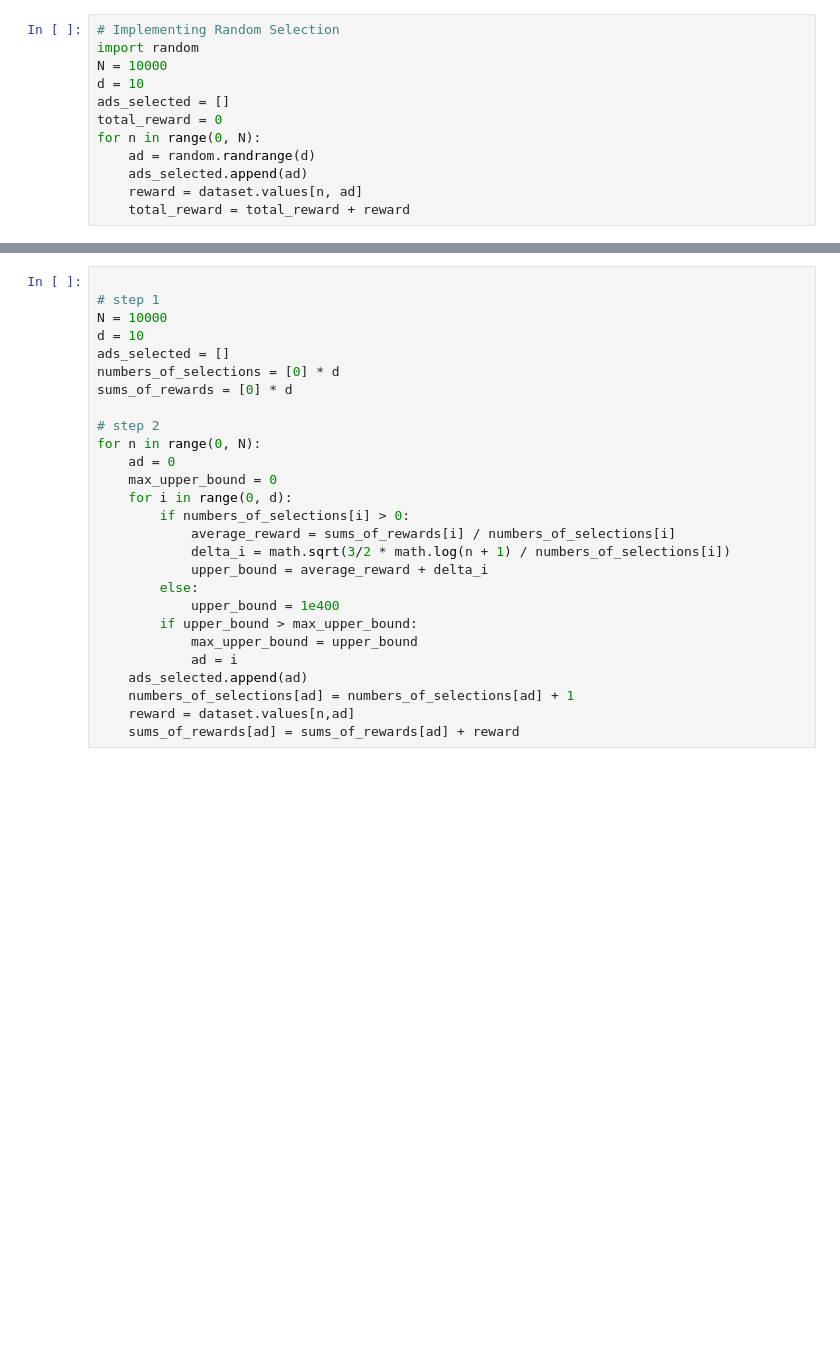
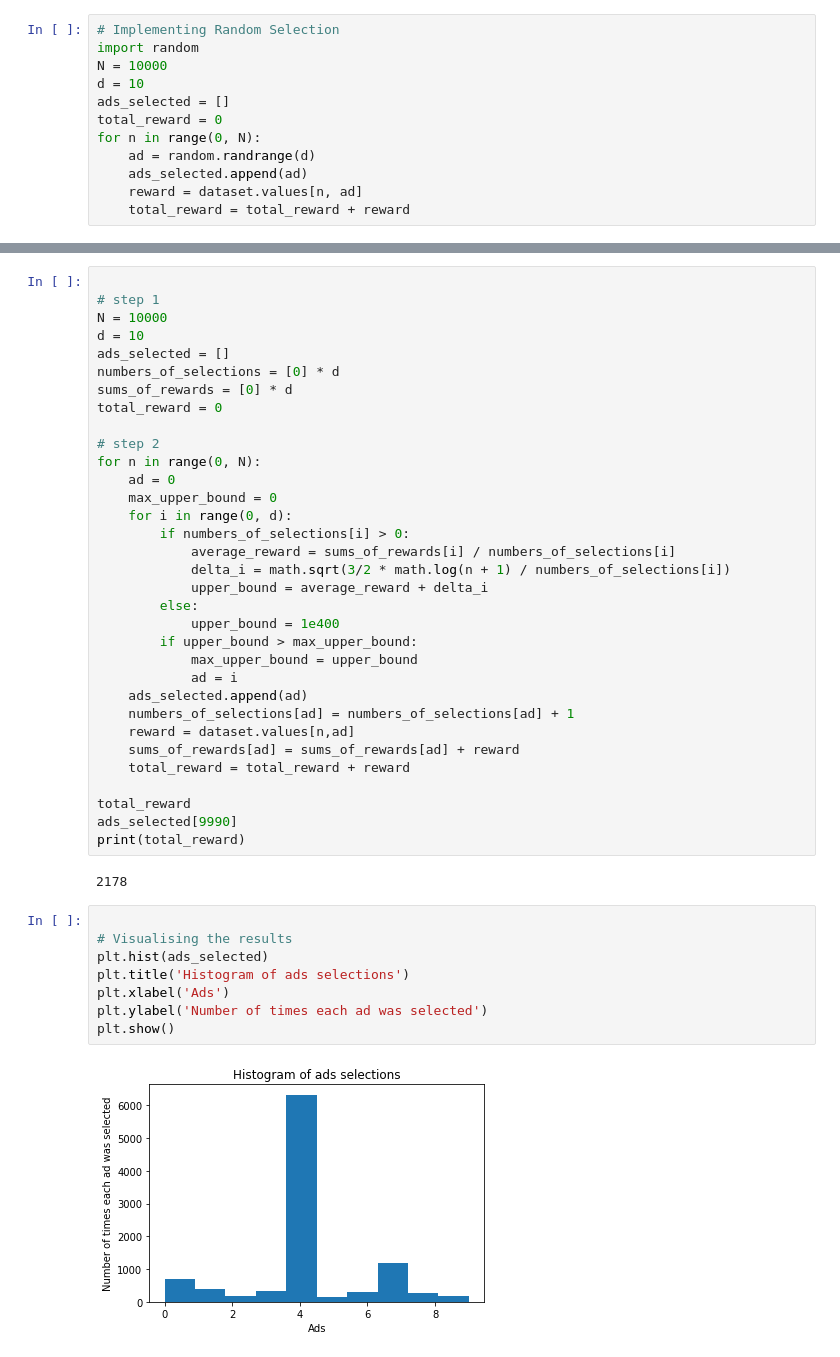
Before and after one commit to thepinkturtle/jupyter, a Jupyter notebook: reinforcement_learning/upper_confidence_bound.ipynb, the cells around one changed output, grey strips where cells are left out. Saved outputs shown, nothing was run; the diff lists cells and outputs as text; blank space fills up the shorter version.

```diff
--- a/reinforcement_learning/upper_confidence_bound.ipynb
+++ b/reinforcement_learning/upper_confidence_bound.ipynb
@@ -34,6 +34,7 @@ d = 10
 ads_selected = []
 numbers_of_selections = [0] * d
 sums_of_rewards = [0] * d
+total_reward = 0
 
 # step 2
 for n in range(0, N):
@@ -53,3 +54,20 @@ for n in range(0, N):
     numbers_of_selections[ad] = numbers_of_selections[ad] + 1
     reward = dataset.values[n,ad]
     sums_of_rewards[ad] = sums_of_rewards[ad] + reward
+    total_reward = total_reward + reward
+
+total_reward
+ads_selected[9990]
+print(total_reward)
+# %% [output]
+2178
+# %%
+
+# Visualising the results
+plt.hist(ads_selected)
+plt.title('Histogram of ads selections')
+plt.xlabel('Ads')
+plt.ylabel('Number of times each ad was selected')
+plt.show()
+# %% [output]
+[figure, added]
```
Also changed, not shown: parts of 1 cell of this notebook, 1 other file.
